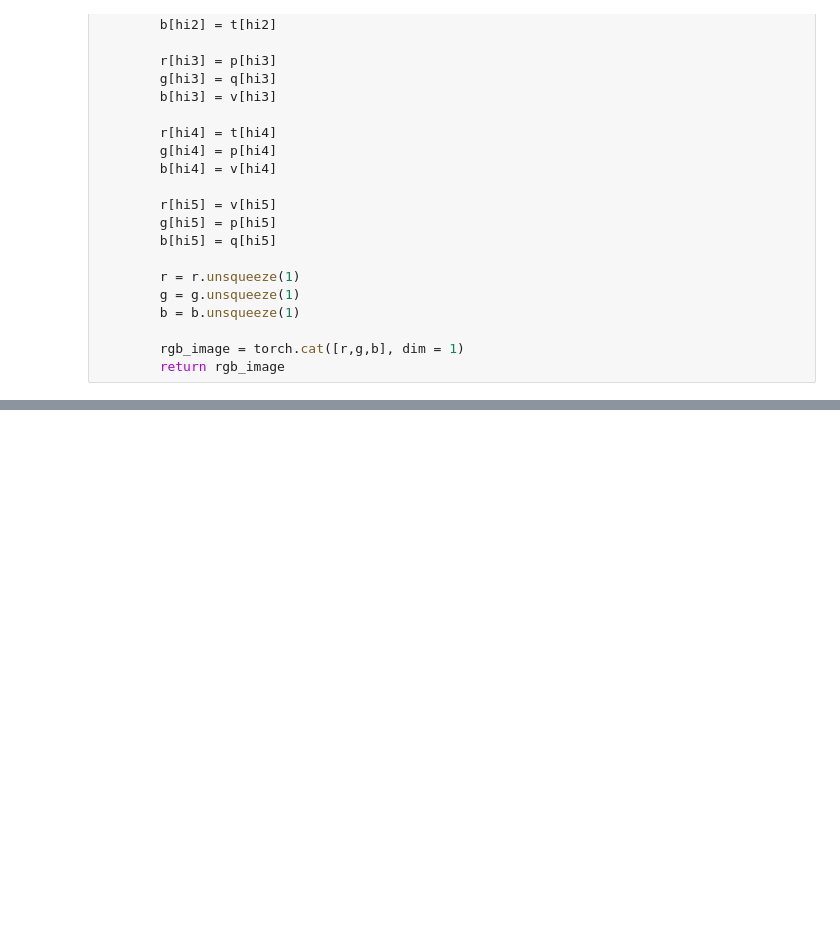
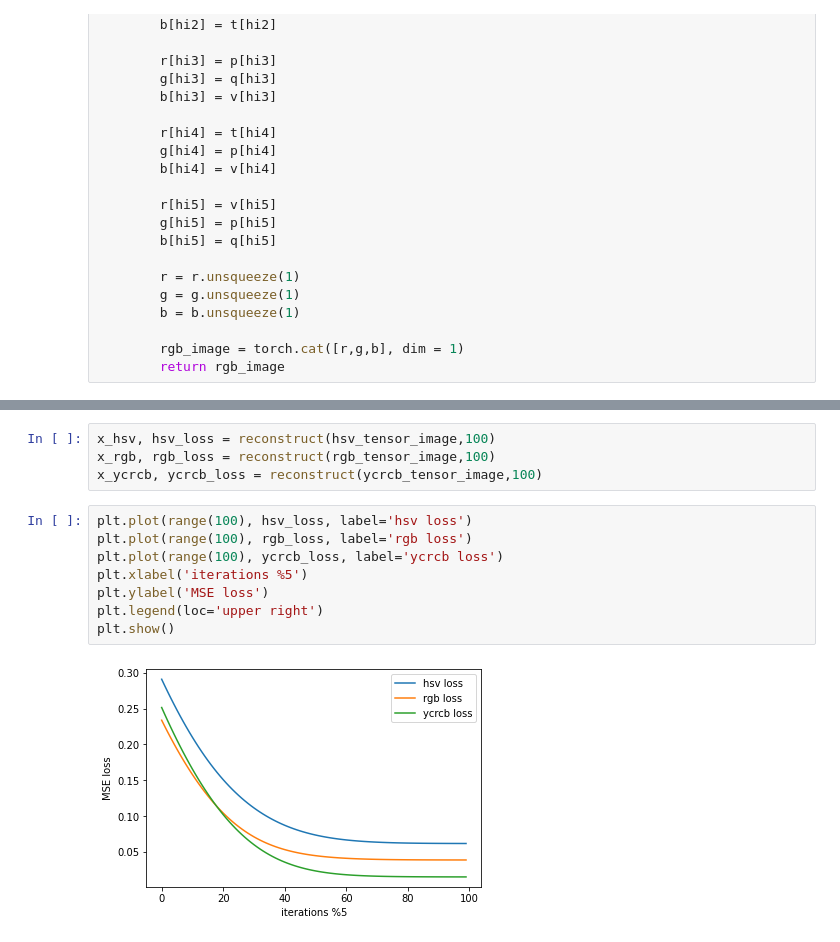
Before and after one commit to aguzel/computational_imaging, a Jupyter notebook: image_color_space.ipynb, the cells around one changed output, grey strips where cells are left out. Drawn from its saved outputs; the diff is of its cells as text; blank space fills up the shorter version.

```diff
--- a/image_color_space.ipynb
+++ b/image_color_space.ipynb
@@ -187,0 +225,14 @@ import matplotlib.colors as mcolors
+# %%
+x_hsv, hsv_loss = reconstruct(hsv_tensor_image,100)
+x_rgb, rgb_loss = reconstruct(rgb_tensor_image,100)
+x_ycrcb, ycrcb_loss = reconstruct(ycrcb_tensor_image,100)
+# %%
+plt.plot(range(100), hsv_loss, label='hsv loss')
+plt.plot(range(100), rgb_loss, label='rgb loss')
+plt.plot(range(100), ycrcb_loss, label='ycrcb loss')
+plt.xlabel('iterations %5')
+plt.ylabel('MSE loss')
+plt.legend(loc='upper right')
+plt.show()
+# %% [output]
+[figure, added]
```
Also changed, not shown: parts of 18 cells of this notebook.
